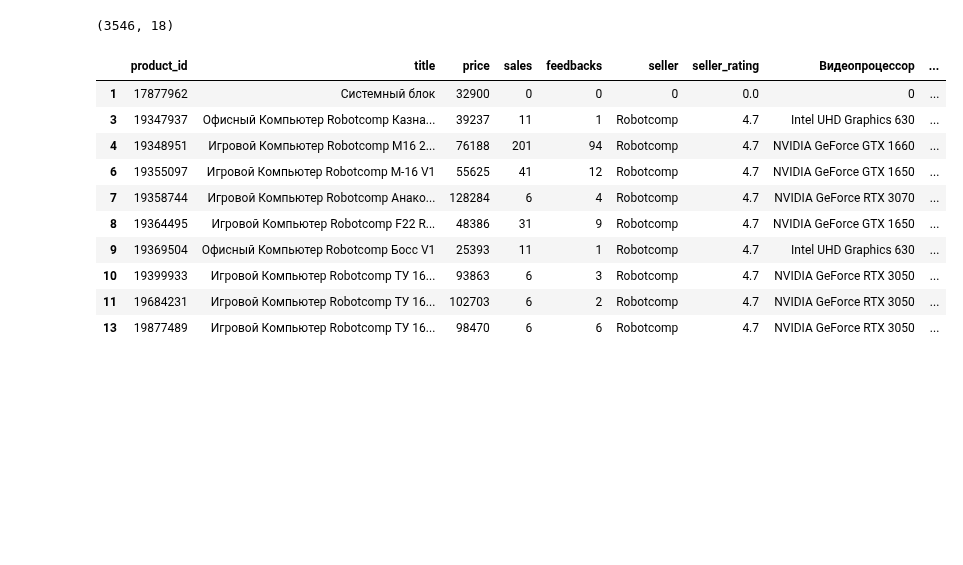
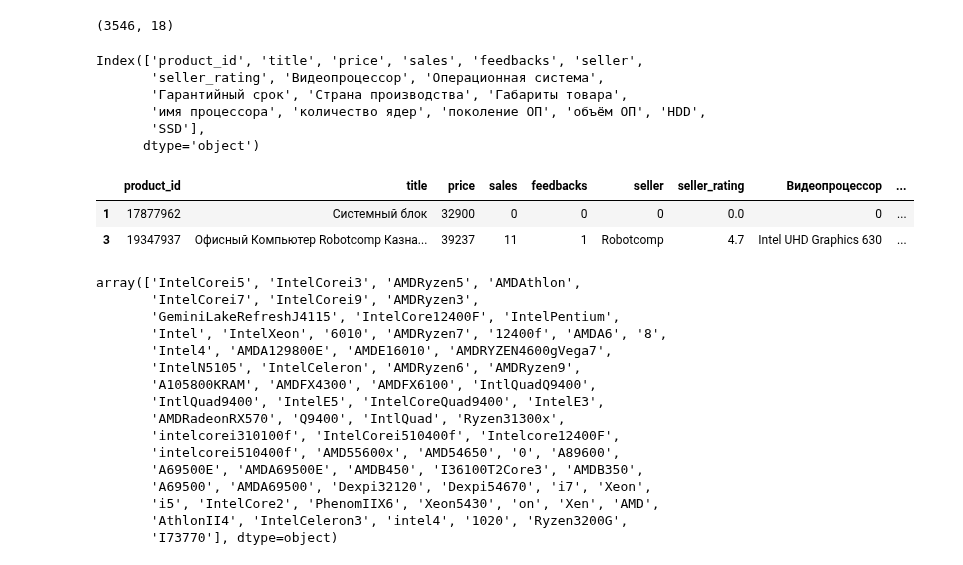
Before and after one commit to EZSib/data_-analytics2023, a Jupyter notebook: practice_clear.ipynb, the cells around one changed output. Saved outputs shown, nothing was run; the diff lists cells and outputs as text; code cells hidden in the pictures; blank space fills up the shorter version.

```diff
--- a/practice_clear.ipynb
+++ b/practice_clear.ipynb
@@ -635,7 +713,7 @@ print('Хеon'=='Xeon')
 # %% [output]
 False
 # %%
-proc = ['amd', 'intel', 'cel', 'pent', 'xen', 'ryz', 'a10-5800kram', '12400f','проц','i3','i5','i7','core','Xeon','xeon','xeоn', 'a8-9600','хеon', 'ath','9500','phe','hd']
+proc = ['amd', 'intel', 'cel', 'pent', 'xen', 'ryz', 'a10-5800kram', '12400f','проц','i3','i5','i7','core','Xeon','xeon','xeоn', 'a8-9600','хеon', 'ath','9500','phe',r'hd[\d|\s]']
 ssd = ['ssd','ссд','SSD','диск']
 hdd = ['hdd','хдд', 'tb', 'тб','HDD']
 memory_gb = list(map( lambda x: str(x), list(2**i for i in range(1,6))))
@@ -733,17 +916,18 @@ last_before_last_clean.dropna(subset=['имя процессора','объём
 last_before_last_clean.shape
 # %% [output]
 (3546, 18)
+# %%
+last_before_last_clean.columns
+# %% [output]
+Index(['product_id', 'title', 'price', 'sales', 'feedbacks', 'seller',
+       'seller_rating', 'Видеопроцессор', 'Операционная система',
+       'Гарантийный срок', 'Страна производства', 'Габариты товара',
+       'имя процессора', 'количество ядер', 'поколение ОП', 'объём ОП', 'HDD',
+       'SSD'],
+      dtype='object')
 # %%
-last_before_last_clean.head(10)
+last_before_last_clean.head(2)
 # %% [output]
 |  | product_id | title | price | sales | feedbacks | seller | seller_rating | Видеопроцессор | ... |
 | 1 | 17877962 | Системный блок | 32900 | 0 | 0 | 0 | 0.0 | 0 | ... |
 | 3 | 19347937 | Офисный Компьютер Robotcomp Казна... | 39237 | 11 | 1 | Robotcomp | 4.7 | Intel UHD Graphics 630 | ... |
-| 4 | 19348951 | Игровой Компьютер Robotcomp М16 2... | 76188 | 201 | 94 | Robotcomp | 4.7 | NVIDIA GeForce GTX 1660 | ... |
-| 6 | 19355097 | Игровой Компьютер Robotcomp M-16 V1 | 55625 | 41 | 12 | Robotcomp | 4.7 | NVIDIA GeForce GTX 1650 | ... |
-| 7 | 19358744 | Игровой Компьютер Robotcomp Анако... | 128284 | 6 | 4 | Robotcomp | 4.7 | NVIDIA GeForce RTX 3070 | ... |
-| 8 | 19364495 | Игровой Компьютер Robotcomp F22 R... | 48386 | 31 | 9 | Robotcomp | 4.7 | NVIDIA GeForce GTX 1650 | ... |
-| 9 | 19369504 | Офисный Компьютер Robotcomp Босс V1 | 25393 | 11 | 1 | Robotcomp | 4.7 | Intel UHD Graphics 630 | ... |
-| 10 | 19399933 | Игровой Компьютер Robotcomp ТУ 16... | 93863 | 6 | 3 | Robotcomp | 4.7 | NVIDIA GeForce RTX 3050 | ... |
-| 11 | 19684231 | Игровой Компьютер Robotcomp ТУ 16... | 102703 | 6 | 2 | Robotcomp | 4.7 | NVIDIA GeForce RTX 3050 | ... |
-| 13 | 19877489 | Игровой Компьютер Robotcomp ТУ 16... | 98470 | 6 | 6 | Robotcomp | 4.7 | NVIDIA GeForce RTX 3050 | ... |
@@ -767,0 +947,19 @@ list_clearing = [
+# %%
+last_after_last_clean['имя процессора'].unique()
+# %% [output]
+array(['IntelCorei5', 'IntelCorei3', 'AMDRyzen5', 'AMDAthlon',
+       'IntelCorei7', 'IntelCorei9', 'AMDRyzen3',
+       'GeminiLakeRefreshJ4115', 'IntelCore12400F', 'IntelPentium',
+       'Intel', 'IntelXeon', '6010', 'AMDRyzen7', '12400f', 'AMDA6', '8',
+       'Intel4', 'AMDA129800E', 'AMDE16010', 'AMDRYZEN4600gVega7',
+       'IntelN5105', 'IntelCeleron', 'AMDRyzen6', 'AMDRyzen9',
+       'A105800KRAM', 'AMDFX4300', 'AMDFX6100', 'IntlQuadQ9400',
+       'IntlQuad9400', 'IntelE5', 'IntelCoreQuad9400', 'IntelE3',
+       'AMDRadeonRX570', 'Q9400', 'IntlQuad', 'Ryzen31300x',
+       'intelcorei310100f', 'IntelCorei510400f', 'Intelcore12400F',
+       'intelcorei510400f', 'AMD55600x', 'AMD54650', '0', 'A89600',
+       'A69500E', 'AMDA69500E', 'AMDB450', 'I36100T2Core3', 'AMDB350',
+       'A69500', 'AMDA69500', 'Dexpi32120', 'Dexpi54670', 'i7', 'Xeon',
+       'i5', 'IntelCore2', 'PhenomIIX6', 'Xeon5430', 'on', 'Xen', 'AMD',
+       'AthlonII4', 'IntelCeleron3', 'intel4', '1020', 'Ryzen3200G',
+       'I73770'], dtype=object)
```
Also changed, not shown: parts of 39 cells of this notebook.
